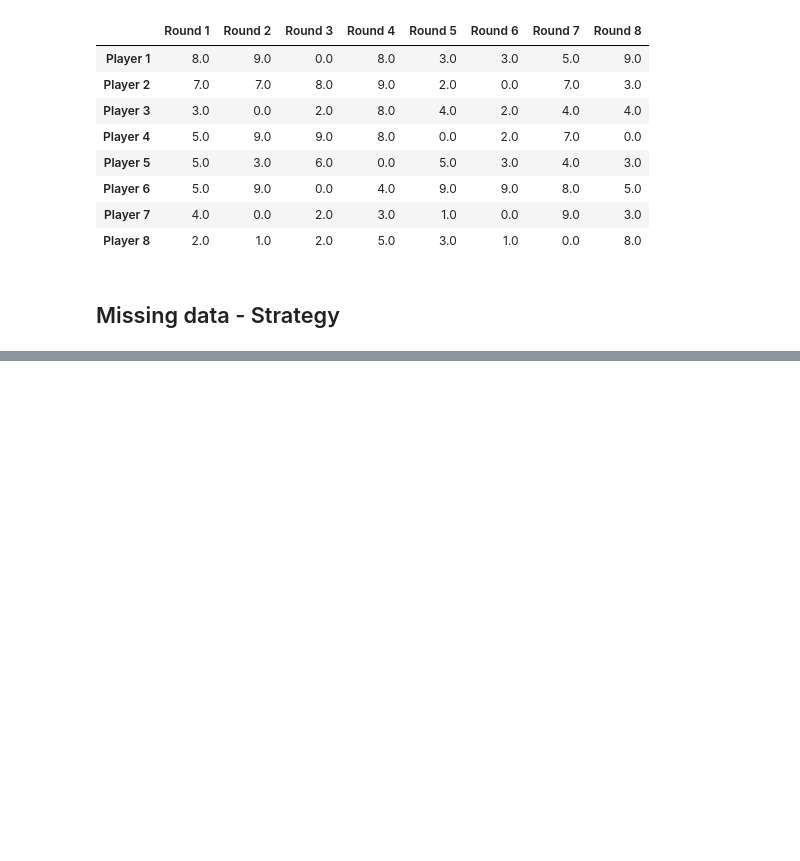
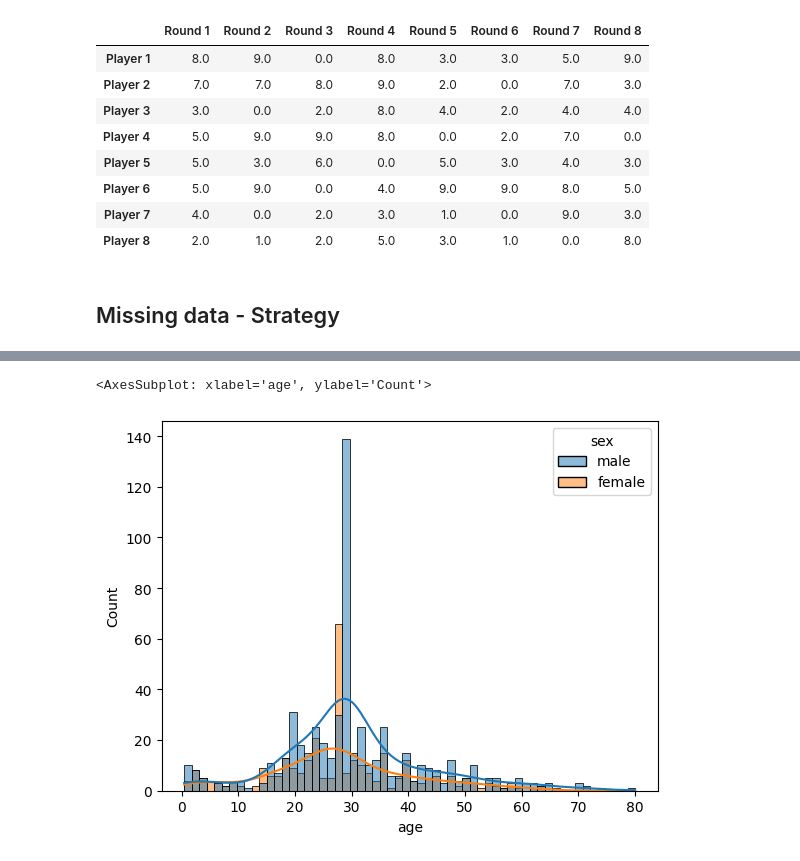
Before and after one commit to SCGlass/Data-Processing-Sam-Glass, a Jupyter notebook: Code-Alongs/L1_missing_aggregations.ipynb, the cells around one changed output, grey strips where cells are left out. Drawn from its saved outputs; the diff is of its cells as text; code cells hidden in the pictures; blank space fills up the shorter version.

```diff
--- a/Code-Alongs/L1_missing_aggregations.ipynb
+++ b/Code-Alongs/L1_missing_aggregations.ipynb
@@ -136,0 +245,5 @@ titanic
+# %%
+sns.histplot(data = titanic, x ="age", kde = True, hue = "sex", bins =60)
+# %% [output]
+<AxesSubplot: xlabel='age', ylabel='Count'>
+[figure, added]
```
Also changed, not shown: parts of 15 cells of this notebook.
